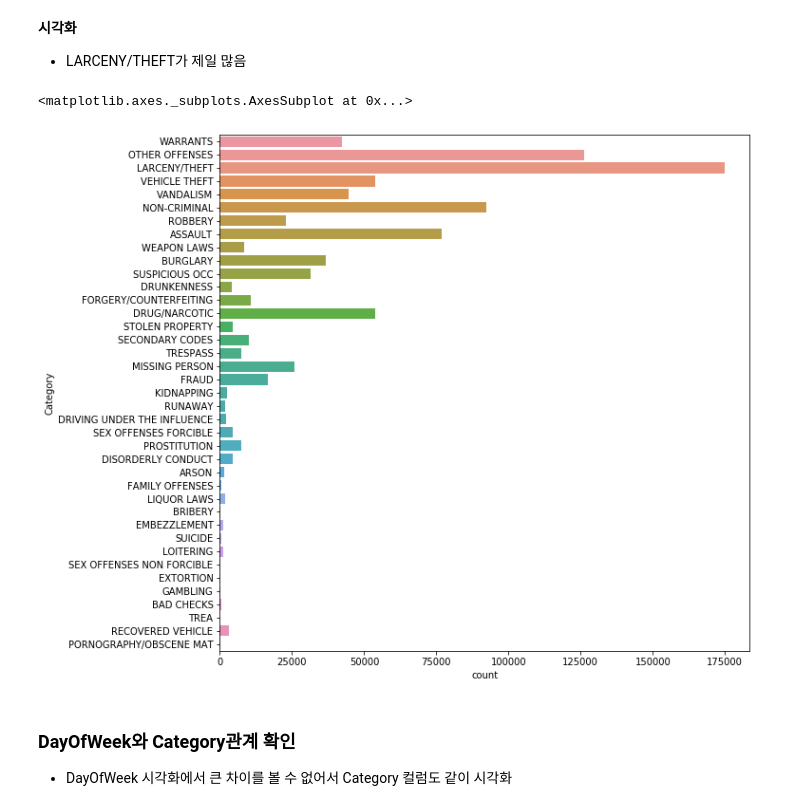
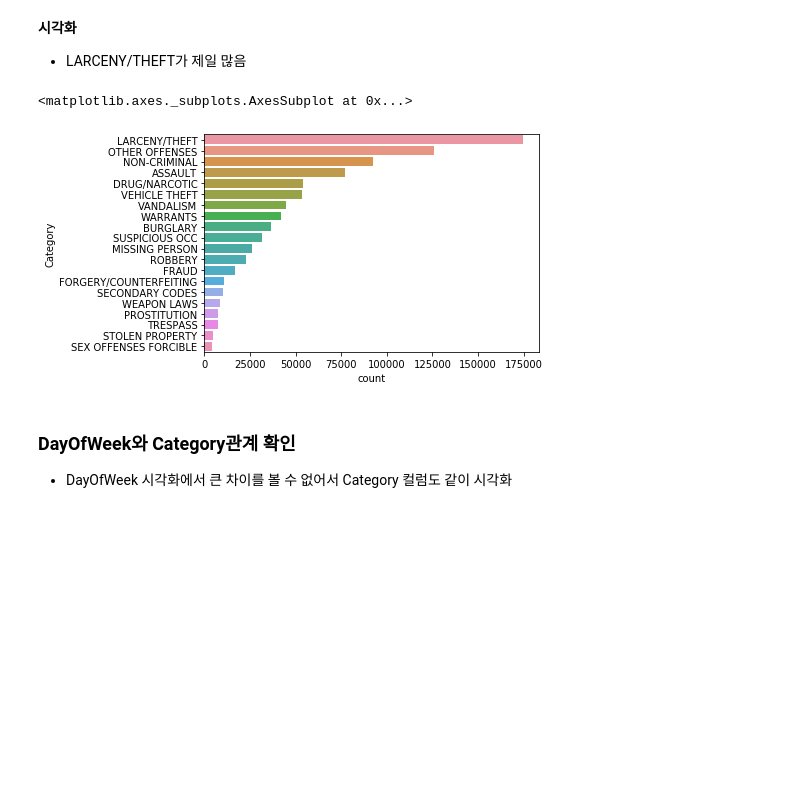
Before and after one commit to eunguru/DataAnalysis, a Jupyter notebook: sf_crime/01_sf_crime_eda.ipynb, the cells around one changed output. Drawn from its saved outputs; the diff is of its cells as text; code cells hidden in the pictures; blank space fills up the shorter version.

```diff
--- a/sf_crime/01_sf_crime_eda.ipynb
+++ b/sf_crime/01_sf_crime_eda.ipynb
@@ -345,12 +345,13 @@ Name: Category, dtype: int64
 # %% [markdown]
 **시각화**
 - LARCENY/THEFT가 제일 많음
-# %%
-plt.figure(figsize=(10, 10))
-sns.countplot(y="Category", data=non_outliers)
-# %% [output]
-<matplotlib.axes._subplots.AxesSubplot at 0x...>
-[figure, removed]
+# %%
+# 상위 20개 범죄 종류만 시각화
+sns.countplot(y="Category", data=non_outliers,
+              order=non_outliers["Category"].value_counts().index[:20])
+# %% [output]
+<matplotlib.axes._subplots.AxesSubplot at 0x...>
+[figure, added]
 # %% [markdown]
 ### DayOfWeek와 Category관계 확인
 - DayOfWeek 시각화에서 큰 차이를 볼 수 없어서 Category 컬럼도 같이 시각화
```
Also changed, not shown: parts of 9 cells of this notebook.
